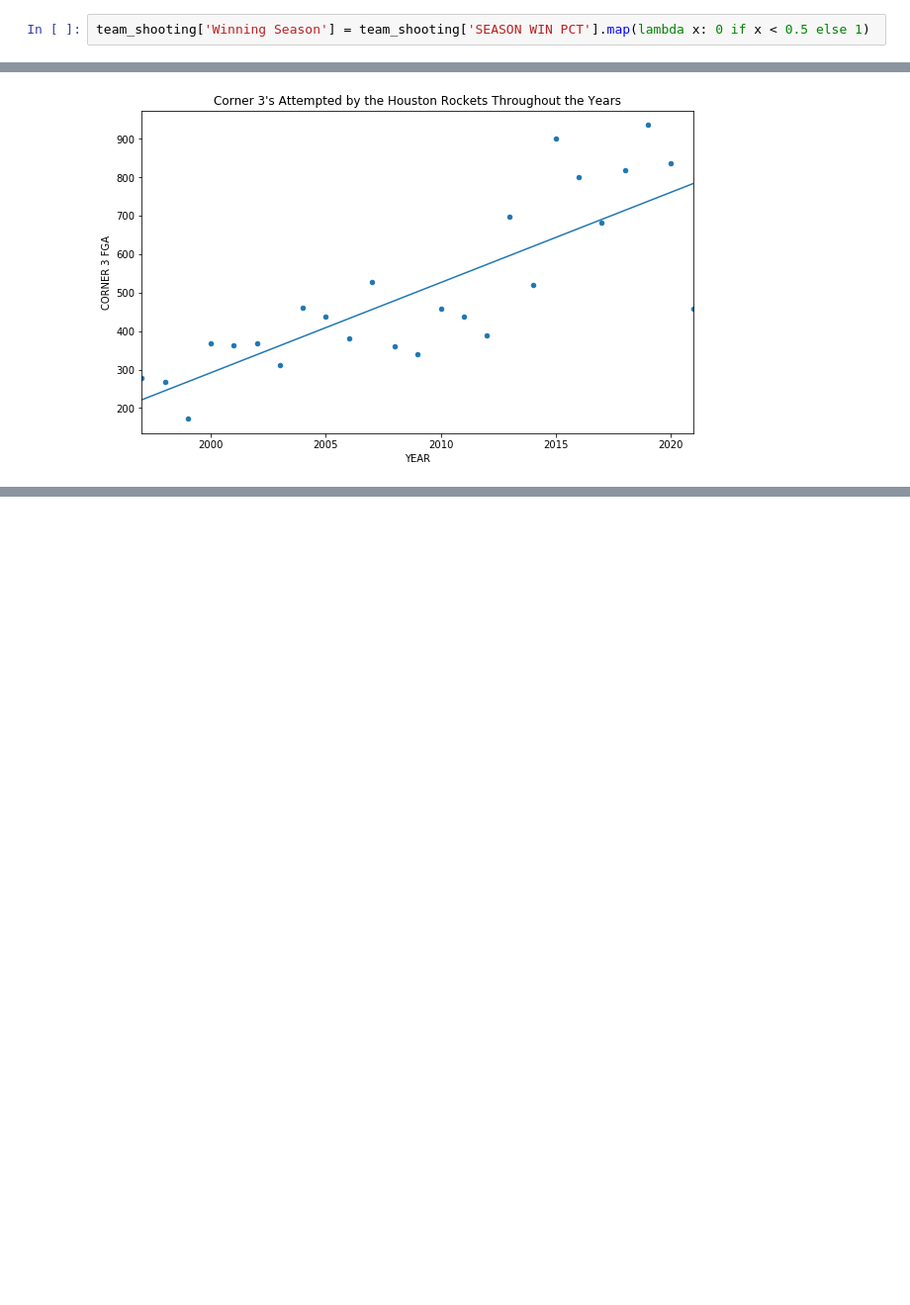
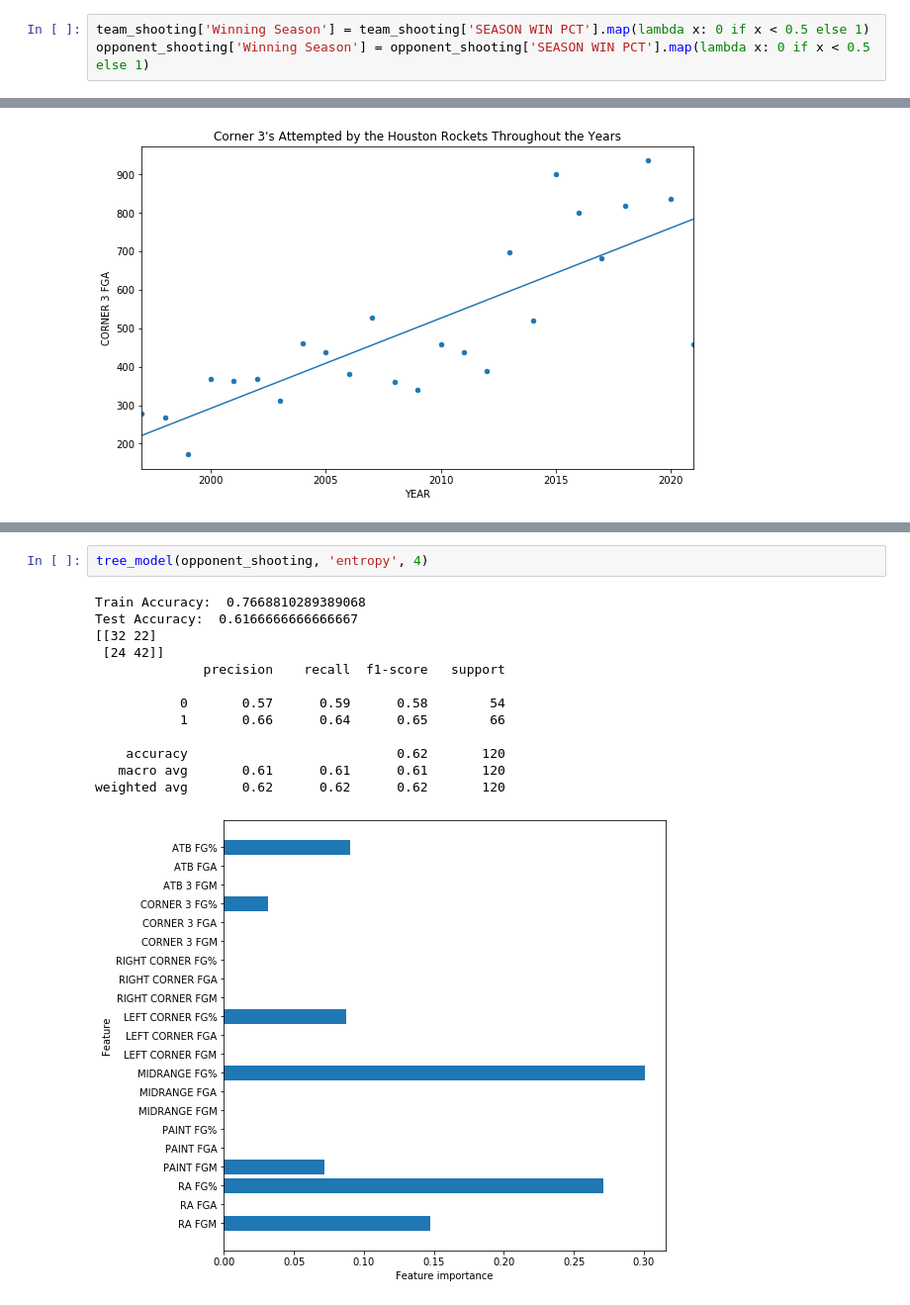
Before and after one commit to claudioperezro/NBA, a Jupyter notebook: project.ipynb, the cells around one changed output, grey strips where cells are left out. Shown at 99% size. Saved outputs shown, nothing was run; the diff lists cells and outputs as text; blank space fills up the shorter version.

```diff
--- a/project.ipynb
+++ b/project.ipynb
@@ -149,5 +155,6 @@ memory usage: 145.0+ KB
 # %%
 team_shooting['Winning Season'] = team_shooting['SEASON WIN PCT'].map(lambda x: 0 if x < 0.5 else 1)
+opponent_shooting['Winning Season'] = opponent_shooting['SEASON WIN PCT'].map(lambda x: 0 if x < 0.5 else 1)
 # %%
 team_shooting.head()
 # %% [output]
@@ -284,0 +862,16 @@ rockets_shooting['year'] = rockets_shooting.index
+# %%
+tree_model(opponent_shooting, 'entropy', 4)
+# %% [output]
+Train Accuracy:  0.7668810289389068
+Test Accuracy:  0.6166666666666667
+[[32 22]
+ [24 42]]
+              precision    recall  f1-score   support
+
+           0       0.57      0.59      0.58        54
+           1       0.66      0.64      0.65        66
+
+    accuracy                           0.62       120
+   macro avg       0.61      0.61      0.61       120
+weighted avg       0.62      0.62      0.62       120
+[figure, added]
```
Also changed, not shown: parts of 99 cells of this notebook, 2 other files.
